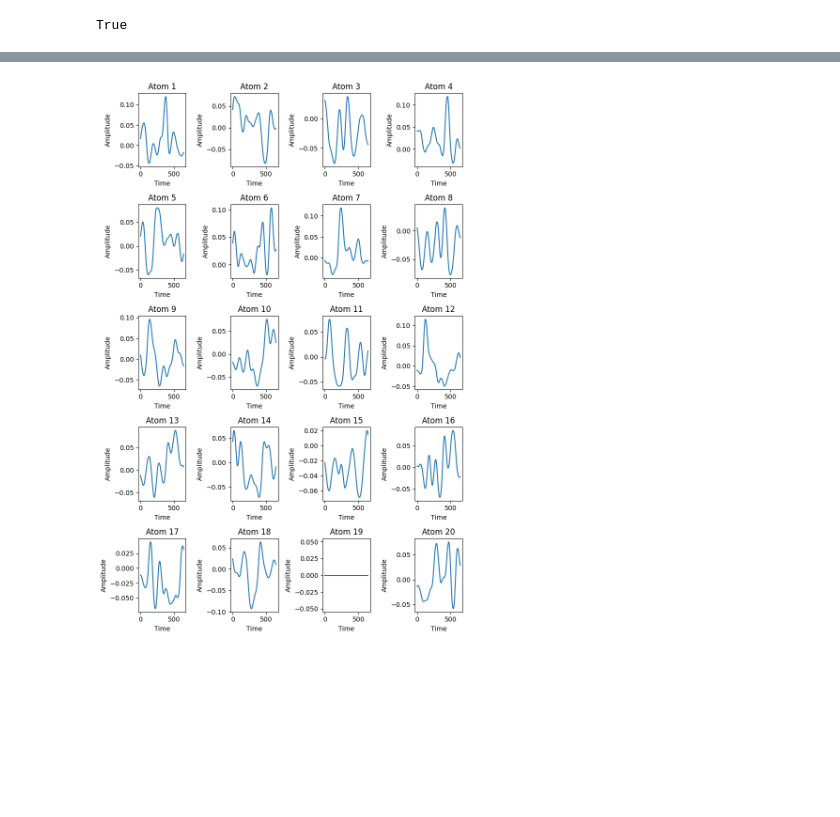
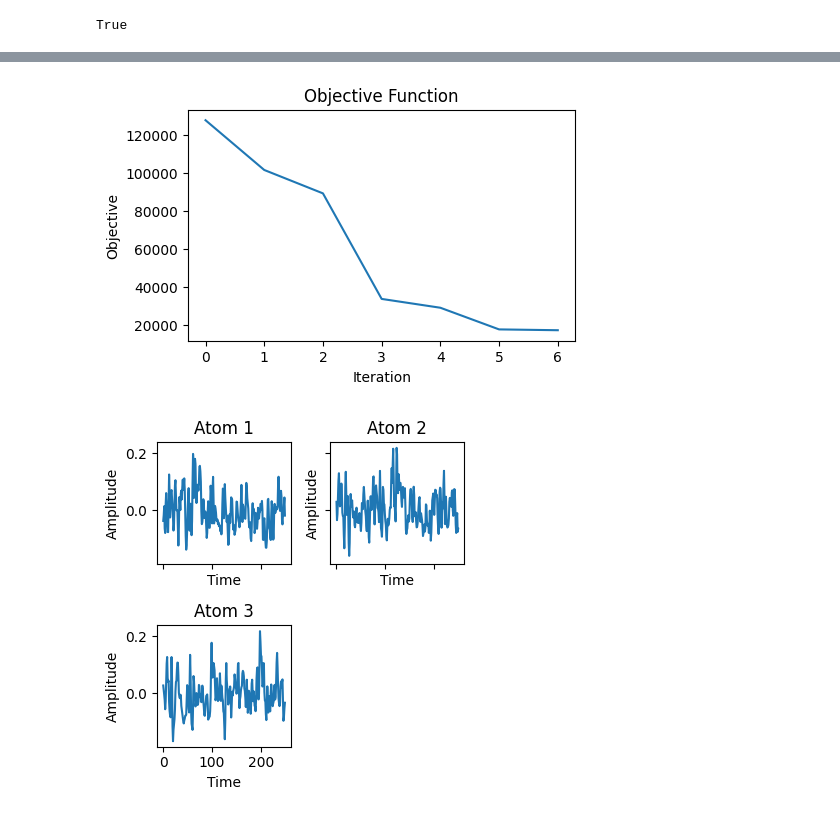
Before and after one commit to Mschaid/transphorm, a Jupyter notebook: notebooks/model_dev/sparce_coding.ipynb, the cells around one changed output, grey strips where cells are left out. Cells and saved outputs as stored; diff of their text form; code cells hidden in the pictures; blank space fills up the shorter version.

```diff
--- a/notebooks/model_dev/sparce_coding.ipynb
+++ b/notebooks/model_dev/sparce_coding.ipynb
@@ -29,16 +32,11 @@ data_path = Path("/Users/mds8301/Desktop/temp/da_full_timeseries_partitioned_lea
 # model = joblib.load(model_path)
 loader = AADataLoader(data_path,
                       butter_filter=True,
-                      weiner_filter=False,
+                      weiner_filter=True,
                       weiner_window_size=1000,
                       smoothing=True,
                       smoothing_window_size=250,
-                      down_sample=True)
+                      down_sample=True,
+                      down_sample_factor=250)
 loader.load_data()
 loader.prepare_data()
-end_idx = 1000
-x_1 = loader.x[0]
-orig = loader.data[0, 1:][::25]
-plt.plot(orig[:end_idx])
-plt.plot(x_1[:end_idx])
-plt.show()
@@ -72,30 +43,25 @@ x_test = loader.x[0].reshape(1, -1)
 # %%
 # Solver-specific parameters for sparsity
 solver_d_kwargs = {
-    'tol': 1e-5,
+    'tol': 1e-3,
     'maxiter': 1000,
-    'factr': 1e7,
-    'pgtol': 1e-6,
-    # 'l1_ratio': 0.95  # Uncomment if your solver supports this
+    'factr': 1e5,
+    'pgtol': 1e-3,
+    'l1_ratio': 0.01  # Uncomment if your solver supports this
 }
 
 params = {
-    "n_times_atom": 645,  # L   # T
-    "n_atoms": 20,         # K      # N
-    "n_iter": 20,
-    "reg":1.5,
-    "solver_d_kwargs": dict(factr=100),
+    "n_times_atom": 250,  # L   # T
+    "n_atoms": 3,         # K      # N
+    "n_iter": 3,
+    "reg":0.01,
     "random_state": 60,
     "n_jobs": 4,
-    "verbose": 4,
-    "solver_d_kwargs": solver_d_kwargs
+    "verbose": 10,
 }
 
 
 
-random_state = 60
-
-pobj_high_reg, times, d_hat, z_hat, reg = learn_d_z(X = x_test, **params)
-
-plt.plot(pobj_high_reg)
+csc = CDLTrainer(**params, solver_d_kwargs=solver_d_kwargs)
+csc.fit_csc(loader.train)
 # %% [output]
@@ -121,12 +83,11 @@ Using method dual for projection
-# %%
-fig, axes = plt.subplots(5, 4, figsize=(8, 12))
-for i, ax in enumerate(axes.ravel()):
-    ax.plot(d_hat[i])
-    ax.set_title(f'Atom {i + 1}')
-    ax.set_xlabel('Time')
-    ax.set_ylabel('Amplitude')
-
-plt.tight_layout()
-plt.show()
-# %% [output]
-[figure, removed]
+# %%
+zer = CDLAnalyzer(csc, loader)
+zer.compute_z_and_x_hat()
+zer.compute_mses()
+zer.plot_pobjective()
+# %% [output]
+[figure, added]
+# %%
+zer.plot_atoms()
+# %% [output]
+[figure, added]
```
Also changed, not shown: parts of 20 cells of this notebook, 5 other files.
